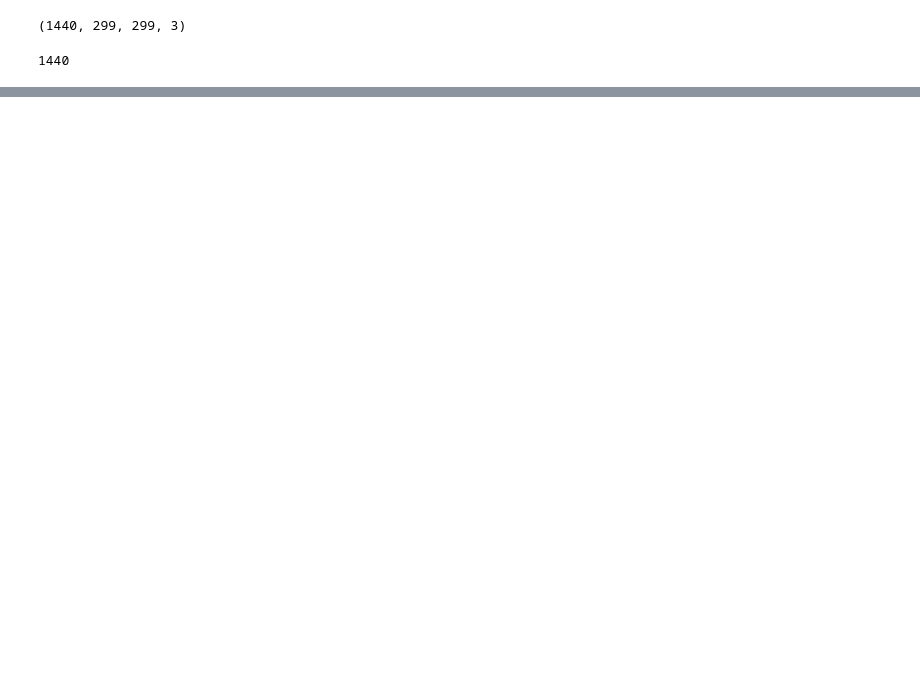
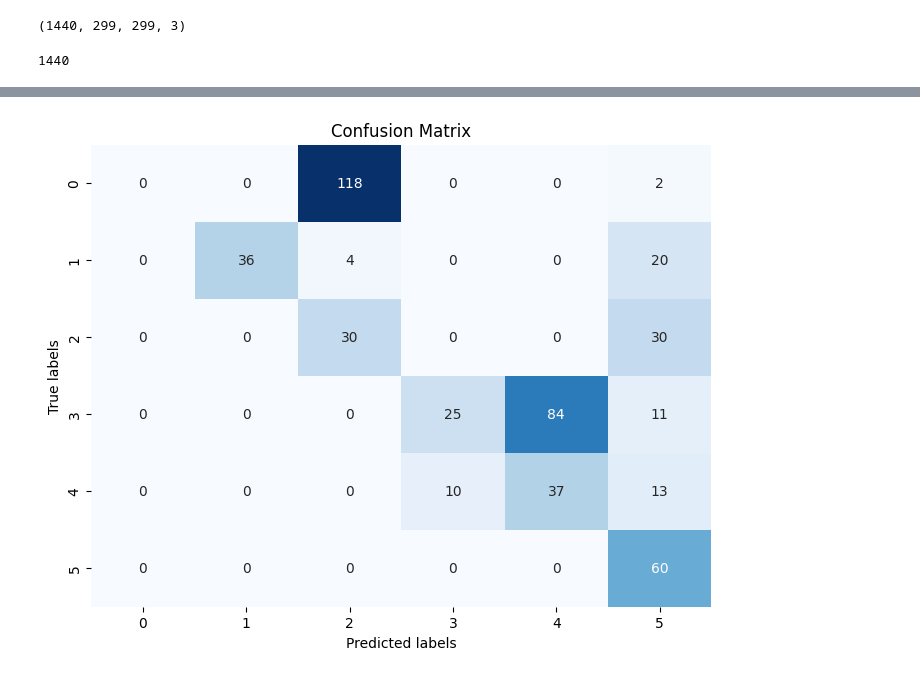
Before and after one commit to joerivc/MasterThesis, a Jupyter notebook: xception_6classes_perperson.ipynb, the cells around one changed output, grey strips where cells are left out. Cells and saved outputs as stored; diff of their text form; code cells hidden in the pictures; blank space fills up the shorter version.

```diff
--- a/xception_6classes_perperson.ipynb
+++ b/xception_6classes_perperson.ipynb
@@ -141,17 +157,19 @@ from sklearn.metrics import confusion_matrix
 import seaborn as sns
 import matplotlib.pyplot as plt
 
-# Assuming you already have trained your SVM classifier (svc) and have test data (X_test, y_test)
+# Assuming you already have trained your Xception model (xception) and have test data (X_test, y_test)
 
 # Make predictions on test data
 y_pred = xception.predict(X_test)
+# Convert probabilities to class labels
+y_pred_classes = y_pred.argmax(axis=-1)
 
 # Create confusion matrix
-cm = confusion_matrix(y_test, y_pred)
+cm = confusion_matrix(y_test, y_pred_classes)
 
 # Visualize confusion matrix using seaborn heatmap
 plt.figure(figsize=(8, 6))
-sns.heatmap(cm, annot=True, fmt="d", cmap="Blues", cbar=False)
+sns.heatmap(cm, annot=True, fmt="d", cmap="Blues", cbar=False)  # Normalize by row
 plt.xlabel("Predicted labels")
 plt.ylabel("True labels")
 plt.title("Confusion Matrix")
@@ -160,3 +178,4 @@ plt.title("Confusion Matrix")
 plt.savefig('confusion_matrix.png')
 
 plt.show()
+# %% [output]
@@ -162,0 +183 @@ plt.show()
+[figure, added]
```
Also changed, not shown: parts of 4 cells of this notebook.
